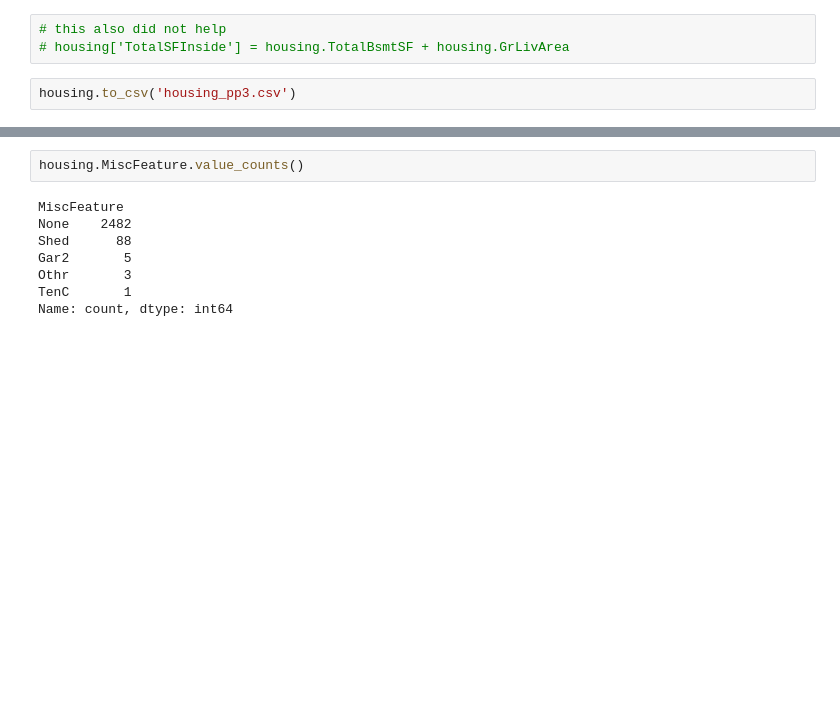
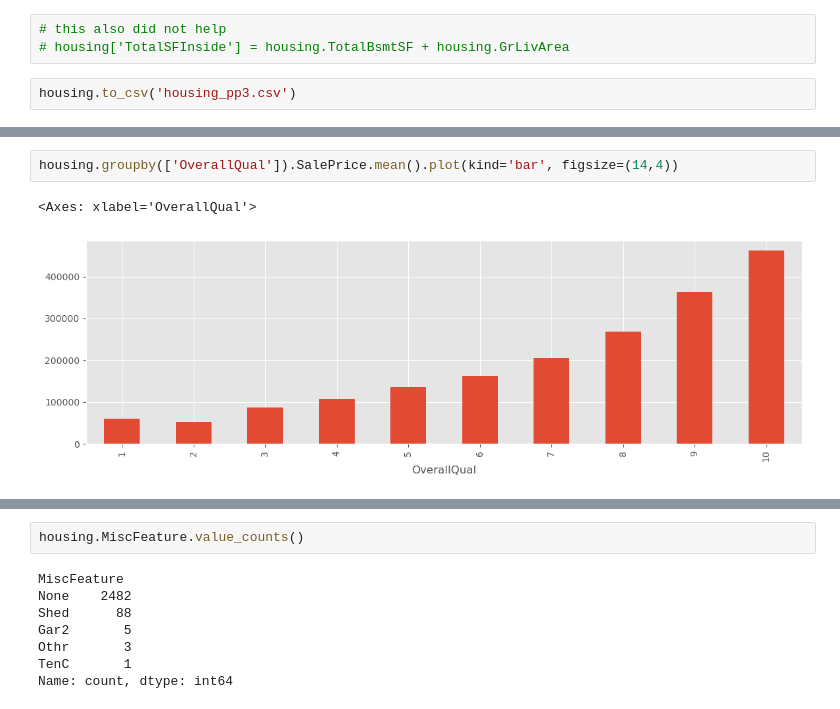
Before and after one commit to Na-ta-lie/Ames-Price-Prediction, a Jupyter notebook: preprocessing.ipynb, the cells around one changed output, grey strips where cells are left out. Drawn from its saved outputs; the diff is of its cells as text; blank space fills up the shorter version.

```diff
--- a/preprocessing.ipynb
+++ b/preprocessing.ipynb
@@ -147,0 +148,5 @@ housing.groupby(['MiscFeature']).SalePrice.mean().plot(kind='bar', figsize=(14,4
+# %%
+housing.groupby(['OverallQual']).SalePrice.mean().plot(kind='bar', figsize=(14,4))
+# %% [output]
+<Axes: xlabel='OverallQual'>
+[figure, added]
```
Also changed, not shown: parts of 3 cells of this notebook, 2 other files.
